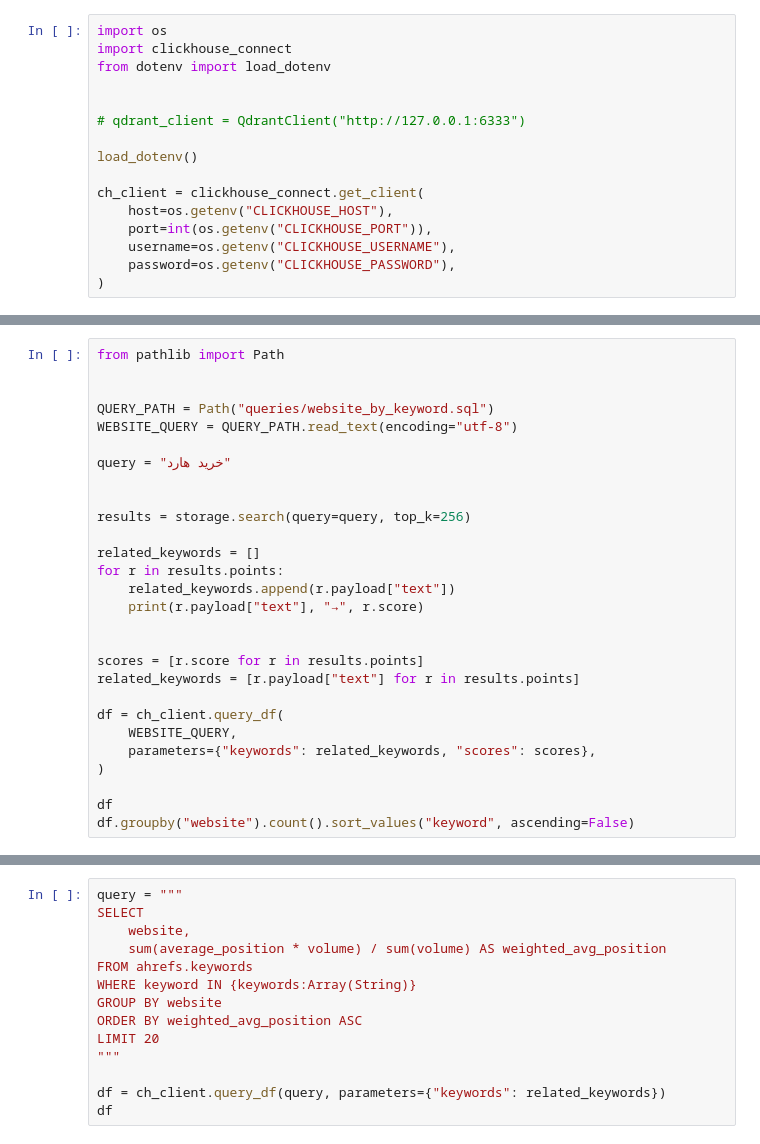
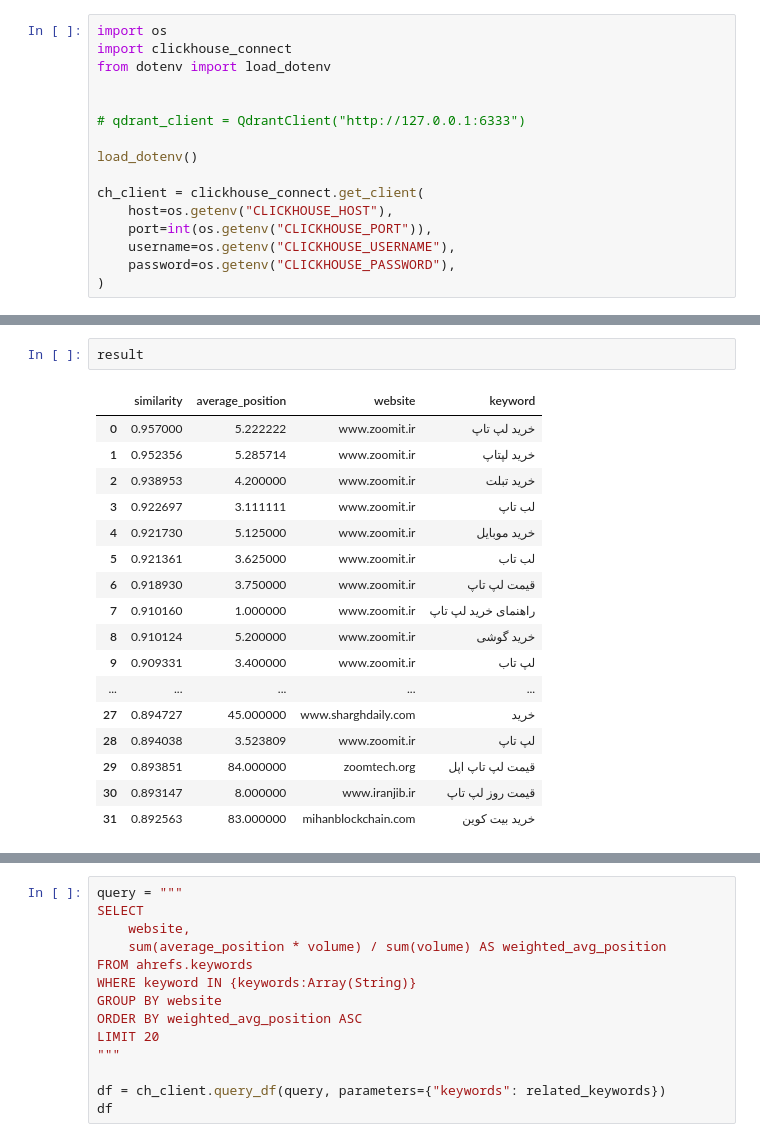
Before and after one commit to khoda81/seo-embeddings, a Jupyter notebook: Qdrant.ipynb, the cells around one changed output, grey strips where cells are left out. Saved outputs shown, nothing was run; the diff lists cells and outputs as text.

```diff
--- a/Qdrant.ipynb
+++ b/Qdrant.ipynb
@@ -205,28 +37,0 @@ for i in batches:
-# %%
-from pathlib import Path
-
-
-QUERY_PATH = Path("queries/website_by_keyword.sql")
-WEBSITE_QUERY = QUERY_PATH.read_text(encoding="utf-8")
-
-query = "خرید هارد"
-
-
-results = storage.search(query=query, top_k=256)
-
-related_keywords = []
-for r in results.points:
-    related_keywords.append(r.payload["text"])
-    print(r.payload["text"], "→", r.score)
-
-
-scores = [r.score for r in results.points]
-related_keywords = [r.payload["text"] for r in results.points]
-
-df = ch_client.query_df(
-    WEBSITE_QUERY,
-    parameters={"keywords": related_keywords, "scores": scores},
-)
-
-df
-df.groupby("website").count().sort_values("keyword", ascending=False)
@@ -266,0 +181,20 @@ df.groupby("website").count().sort_values("keyword", ascending=False)
+# %%
+result
+# %% [output]
+|  | similarity | average_position | website | keyword |
+| 0 | 0.957000 | 5.222222 | www.zoomit.ir | خرید لپ تاپ |
+| 1 | 0.952356 | 5.285714 | www.zoomit.ir | خرید لپتاپ |
+| 2 | 0.938953 | 4.200000 | www.zoomit.ir | خرید تبلت |
+| 3 | 0.922697 | 3.111111 | www.zoomit.ir | لب تاپ |
+| 4 | 0.921730 | 5.125000 | www.zoomit.ir | خرید موبایل |
+| 5 | 0.921361 | 3.625000 | www.zoomit.ir | لب تاب |
+| 6 | 0.918930 | 3.750000 | www.zoomit.ir | قیمت لپ تاپ |
+| 7 | 0.910160 | 1.000000 | www.zoomit.ir | راهنمای خرید لپ تاپ |
+| 8 | 0.910124 | 5.200000 | www.zoomit.ir | خرید گوشی |
+| 9 | 0.909331 | 3.400000 | www.zoomit.ir | لپ تاب |
+| ... | ... | ... | ... | ... |
+| 27 | 0.894727 | 45.000000 | www.sharghdaily.com | خرید |
+| 28 | 0.894038 | 3.523809 | www.zoomit.ir | لپ تاپ |
+| 29 | 0.893851 | 84.000000 | zoomtech.org | قیمت لپ تاپ اپل |
+| 30 | 0.893147 | 8.000000 | www.iranjib.ir | قیمت روز لپ تاپ |
+| 31 | 0.892563 | 83.000000 | mihanblockchain.com | خرید بیت کوین |
```
Also changed, not shown: parts of 21 cells of this notebook, 5 other files.
